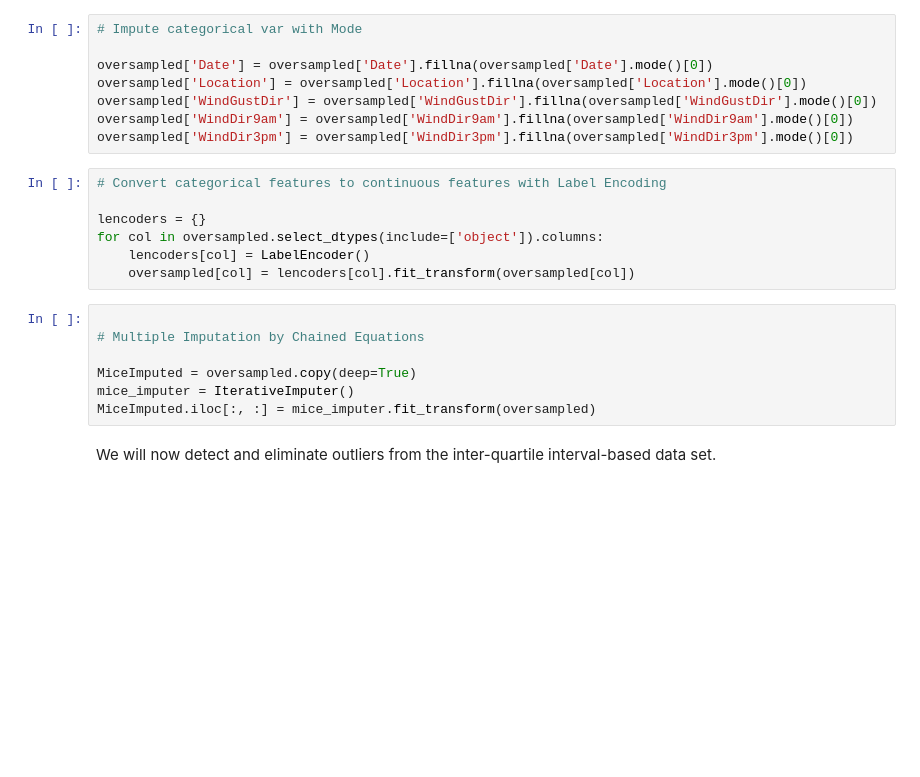
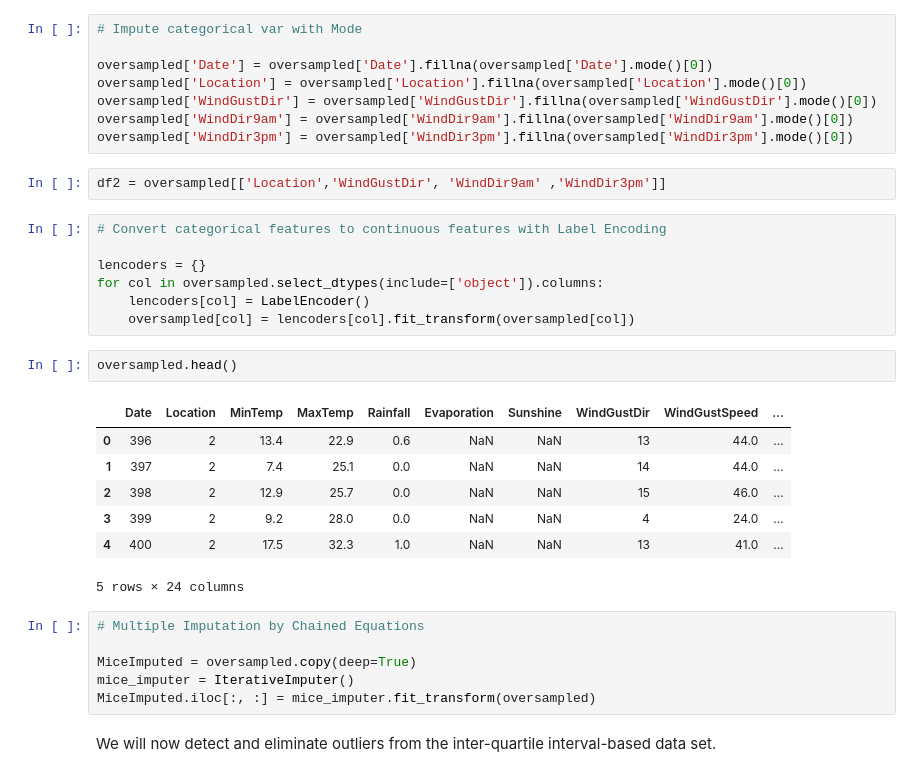
Before and after one commit to Kamal2511/rainfall-prediction, a Jupyter notebook: model/rainfall-prediction.ipynb, the cells around one changed output. Cells and saved outputs as stored; diff of their text form; blank space fills up the shorter version.

```diff
--- a/model/rainfall-prediction.ipynb
+++ b/model/rainfall-prediction.ipynb
@@ -132,6 +132,8 @@ oversampled['Location'] = oversampled['Location'].fillna(oversampled['Location']
 oversampled['WindGustDir'] = oversampled['WindGustDir'].fillna(oversampled['WindGustDir'].mode()[0])
 oversampled['WindDir9am'] = oversampled['WindDir9am'].fillna(oversampled['WindDir9am'].mode()[0])
 oversampled['WindDir3pm'] = oversampled['WindDir3pm'].fillna(oversampled['WindDir3pm'].mode()[0])
+# %%
+df2 = oversampled[['Location','WindGustDir', 'WindDir9am' ,'WindDir3pm']]
 # %%
 # Convert categorical features to continuous features with Label Encoding
 
@@ -139,8 +141,17 @@ lencoders = {}
 for col in oversampled.select_dtypes(include=['object']).columns:
     lencoders[col] = LabelEncoder()
     oversampled[col] = lencoders[col].fit_transform(oversampled[col])
+# %%
+oversampled.head()
+# %% [output]
+|  | Date | Location | MinTemp | MaxTemp | Rainfall | Evaporation | Sunshine | WindGustDir | WindGustSpeed | ... |
+| 0 | 396 | 2 | 13.4 | 22.9 | 0.6 | NaN | NaN | 13 | 44.0 | ... |
+| 1 | 397 | 2 | 7.4 | 25.1 | 0.0 | NaN | NaN | 14 | 44.0 | ... |
+| 2 | 398 | 2 | 12.9 | 25.7 | 0.0 | NaN | NaN | 15 | 46.0 | ... |
+| 3 | 399 | 2 | 9.2 | 28.0 | 0.0 | NaN | NaN | 4 | 24.0 | ... |
+| 4 | 400 | 2 | 17.5 | 32.3 | 1.0 | NaN | NaN | 13 | 41.0 | ... |
+5 rows × 24 columns
 # %%
-
 # Multiple Imputation by Chained Equations
 
 MiceImputed = oversampled.copy(deep=True)
```
Also changed, not shown: parts of 17 cells of this notebook.
